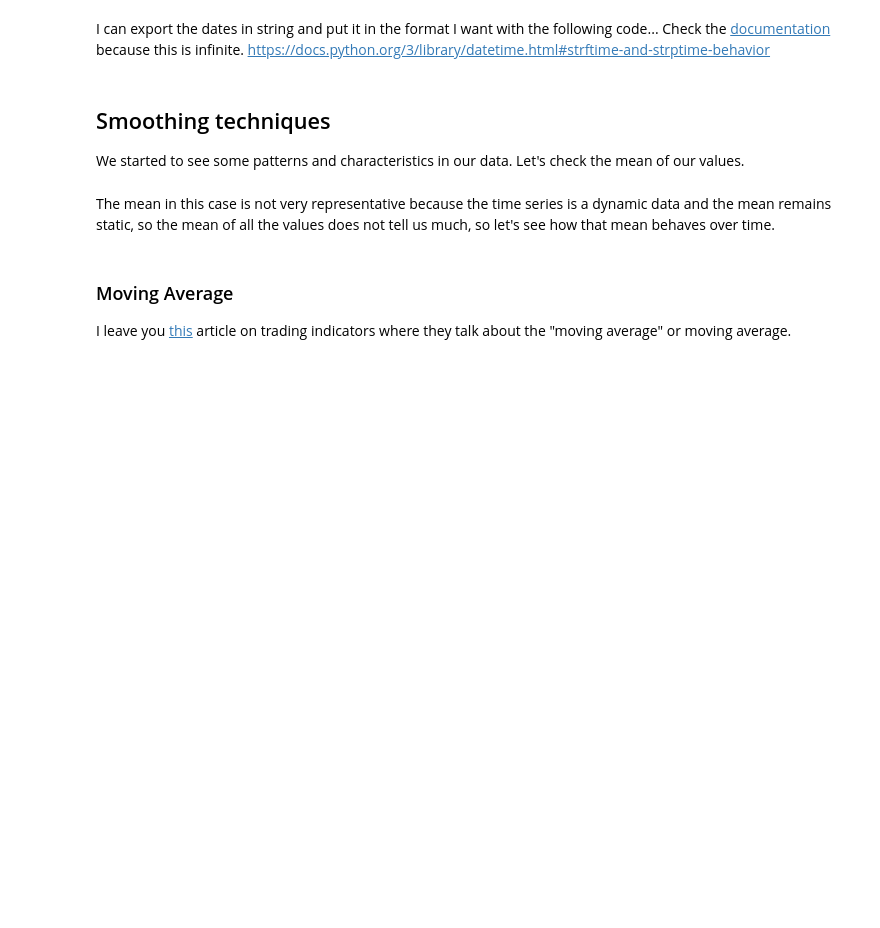
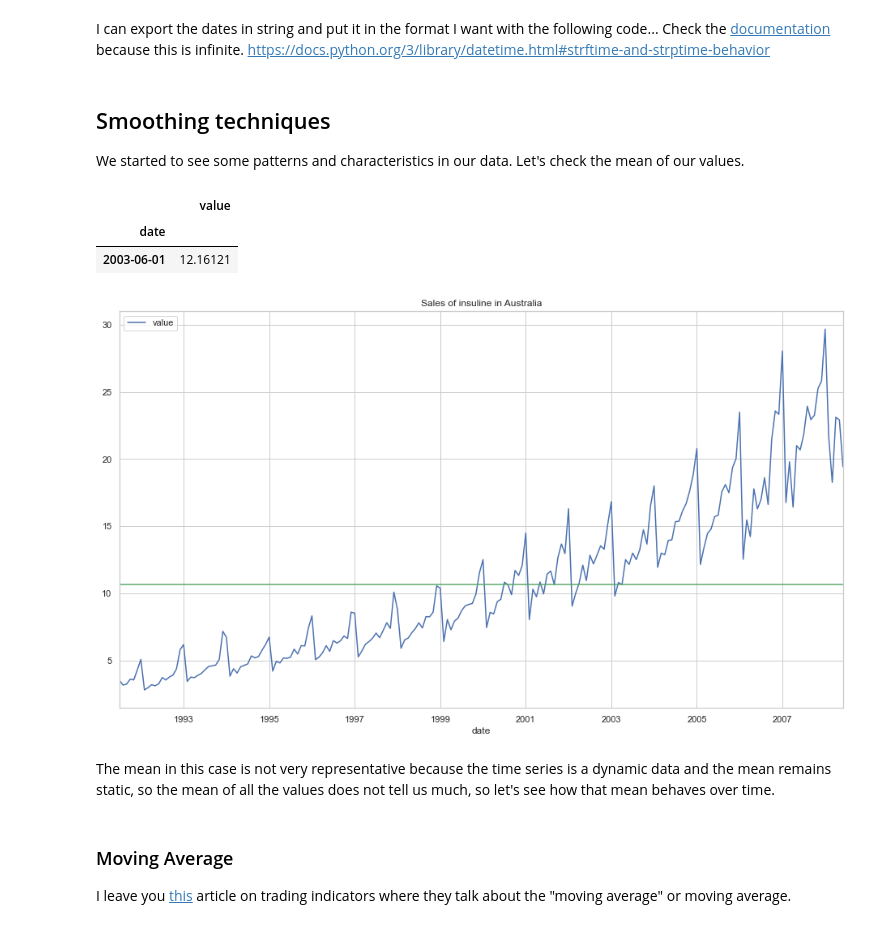
Before and after one commit to Ironhack-data-bcn-oct-2022/lectures, a Jupyter notebook: week-6/03 - Time series.ipynb, the cells around one changed output. Drawn from its saved outputs; the diff is of its cells as text; code cells hidden in the pictures; blank space fills up the shorter version.

```diff
--- a/week-6/03 - Time series.ipynb
+++ b/week-6/03 - Time series.ipynb
@@ -114,4 +456,17 @@ https://docs.python.org/3/library/datetime.html#strftime-and-strptime-behavior
 
 We started to see some patterns and characteristics in our data.
 Let's check the mean of our values.
+# %%
+df.sample()
+# %% [output]
+|  | value |
+| date |  |
+| 2003-06-01 | 12.16121 |
+# %%
+df.plot();
+#plt.plot(df.groupby("year").mean())
+plt.axhline(df.values.mean(), c="g", label="mean")
+plt.title("Sales of insuline in Australia");
+# %% [output]
+[figure, added]
 # %% [markdown]
```
Also changed, not shown: parts of 113 cells of this notebook.
